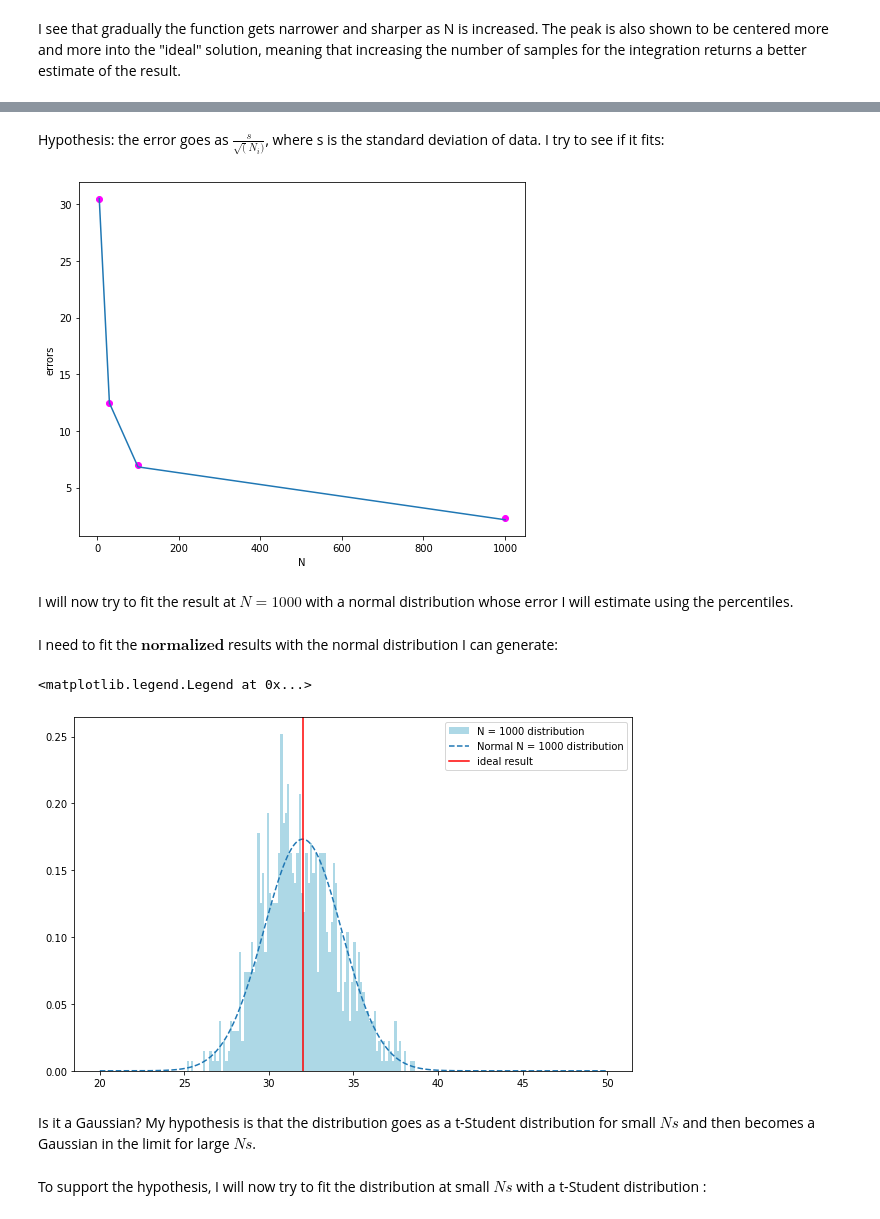
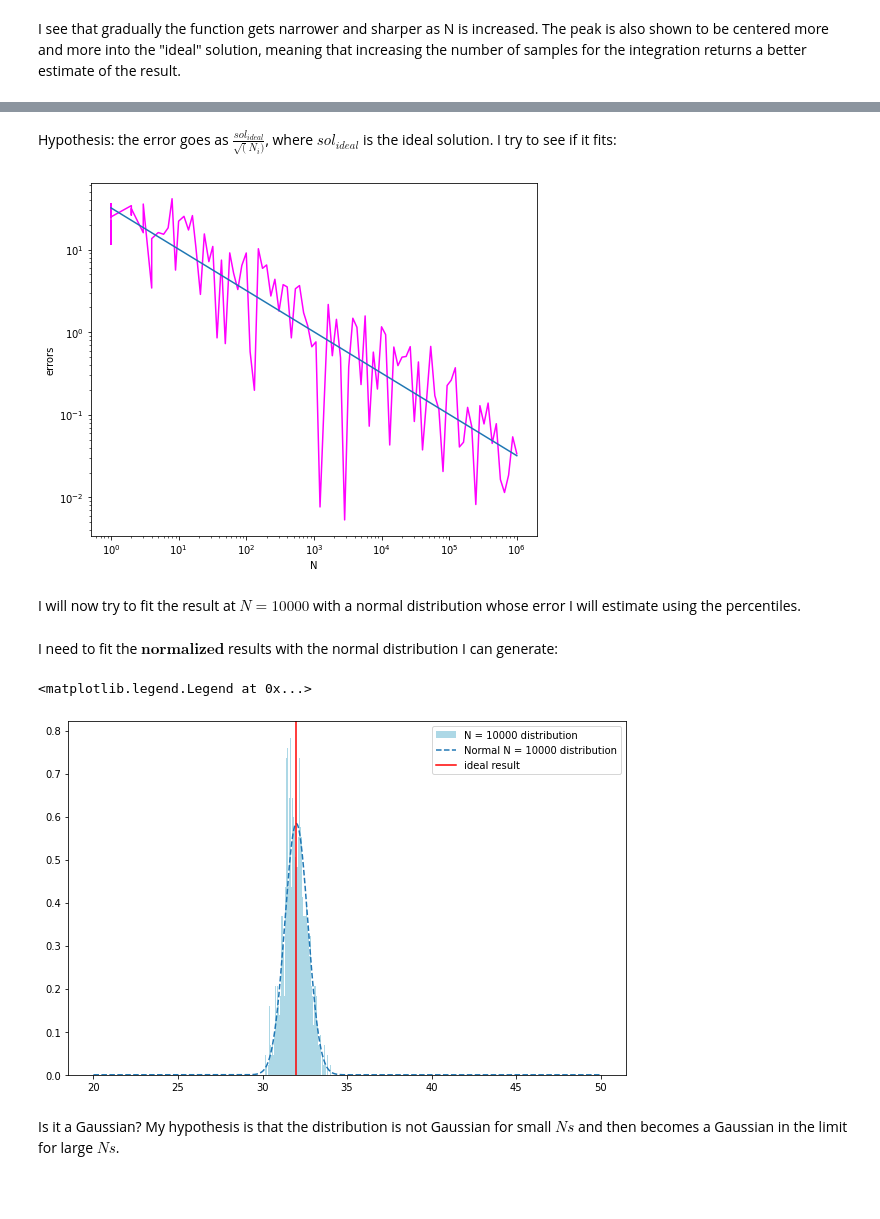
Before and after one commit to nicolegrillo/astrostatistics_bicocca_2023, a Jupyter notebook: working/A_gaussian_integral.ipynb, the cells around one changed output, grey strips where cells are left out. Saved outputs shown, nothing was run; the diff lists cells and outputs as text; code cells hidden in the pictures; blank space fills up the shorter version.

```diff
--- a/working/A_gaussian_integral.ipynb
+++ b/working/A_gaussian_integral.ipynb
@@ -86,7 +91,7 @@ plt.legend();
 
 Now I will plot some distributions at different Ns to see how they change as N changes:
 # %%
-Ns = [5, 30, 100, 1000]
+Ns = [5, 30, 100, 1000, 10000]
 
 results_ns = {}
 error_ns = []
@@ -98,6 +103,4 @@ for ns in Ns:
     for i in range(0, n_times):
 
         results_ns[f"Ns = {ns}"].append(Monte_Carlo(sigma, ns))
-
-    error_ns.append(np.std(results_ns[f"Ns = {ns}"]))  # append the std deviation of distribution of estimates at Ns
 # %%
@@ -133,3 +144,3 @@ plt.scatter(Ns, error_ns, c = 'magenta')
 # %% [markdown]
-Hypothesis: the error goes as $\frac{s}{\sqrt(N_i)}$, where s is the standard deviation of data. I try to see if it fits:
+Hypothesis: the error goes as $\frac{sol_{ideal}}{\sqrt(N_i)}$, where $sol_{ideal}$ is the ideal solution. I try to see if it fits:
 # %%
@@ -141,20 +152,20 @@ parameters, covariance = curve_fit(one_over_N, Ns, error_ns)
 # %%
 plt.figure(figsize = (8, 6.5))
-plt.scatter(Ns, error_ns, c = 'magenta')
-plt.plot(Ns, one_over_N(Ns, parameters))
+plt.loglog(Ns_long, errors_long, c = 'magenta')
+plt.loglog(Ns_long, one_over_N(Ns_long))
 plt.xlabel('N')
 plt.ylabel('errors')
 plt.plot();
 # %% [output]
-[figure, old version]
+[figure, new version]
 # %% [markdown]
-I will now try to fit the result at $N = 1000$ with a normal distribution whose error I will estimate using the percentiles.
+I will now try to fit the result at $N = 10000$ with a normal distribution whose error I will estimate using the percentiles.
 # %%
 # error estimate:
 
-sigma_x = (np.percentile(results_ns["Ns = 1000"], 84.1) - np.percentile(results_ns["Ns = 1000"], 15.9)) / 2
+sigma_x = (np.percentile(results_ns["Ns = 10000"], 84.1) - np.percentile(results_ns["Ns = 10000"], 15.9)) / 2
 # %%
-x_i = np.linspace(20, 50, 1000)
+x_i = np.linspace(20, 50, 10000)
 
 norm_distr = norm.pdf(x_i, loc=ideal_sol, scale=sigma_x)
 # %% [markdown]
@@ -162,16 +173,14 @@ I need to fit the $\textbf{normalized}$ results with the normal distribution I c
 # %%
 # plotting results and estimate:
 
 plt.figure(figsize = (10, 6.5))
 
-plt.hist(results_ns["Ns = 1000"], 100, color = 'lightblue', label = 'N = 1000 distribution', density = 'True');
-plt.plot(x_i, norm_distr, color='C0', ls='--', label='Normal N = 1000 distribution')
+plt.hist(results_ns["Ns = 10000"], 100, color = 'lightblue', label = 'N = 10000 distribution', density = 'True');
+plt.plot(x_i, norm_distr, color='C0', ls='--', label='Normal N = 10000 distribution')
 plt.axvline(x = ideal_sol, color = 'r', label = 'ideal result')
 plt.legend()
 # %% [output]
 <matplotlib.legend.Legend at 0x...>
-[figure, old version]
+[figure, new version]
 # %% [markdown]
-Is it a Gaussian? My hypothesis is that the distribution goes as a t-Student distribution for small $\textit{Ns}$ and then becomes a Gaussian in the limit for large $\textit{Ns}$.
+Is it a Gaussian? My hypothesis is that the distribution is not Gaussian for small $\textit{Ns}$ and then becomes a Gaussian in the limit for large $\textit{Ns}$.
-# %% [markdown]
-To support the hypothesis, I will now try to fit the distribution at small $\textit{Ns}$ with a t-Student distribution :
```
Also changed, not shown: parts of 18 cells of this notebook.
